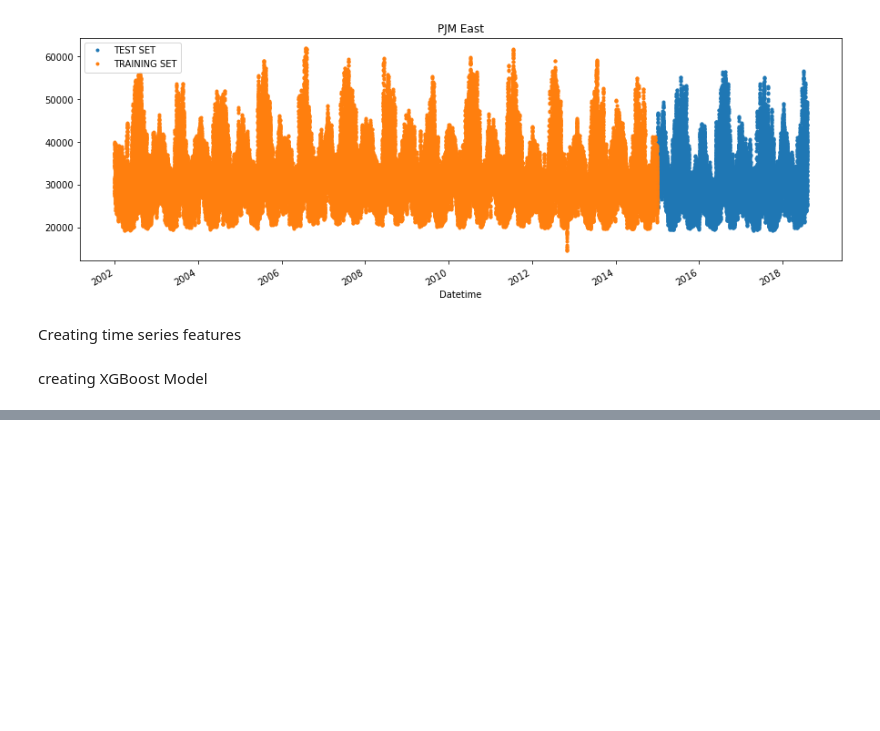
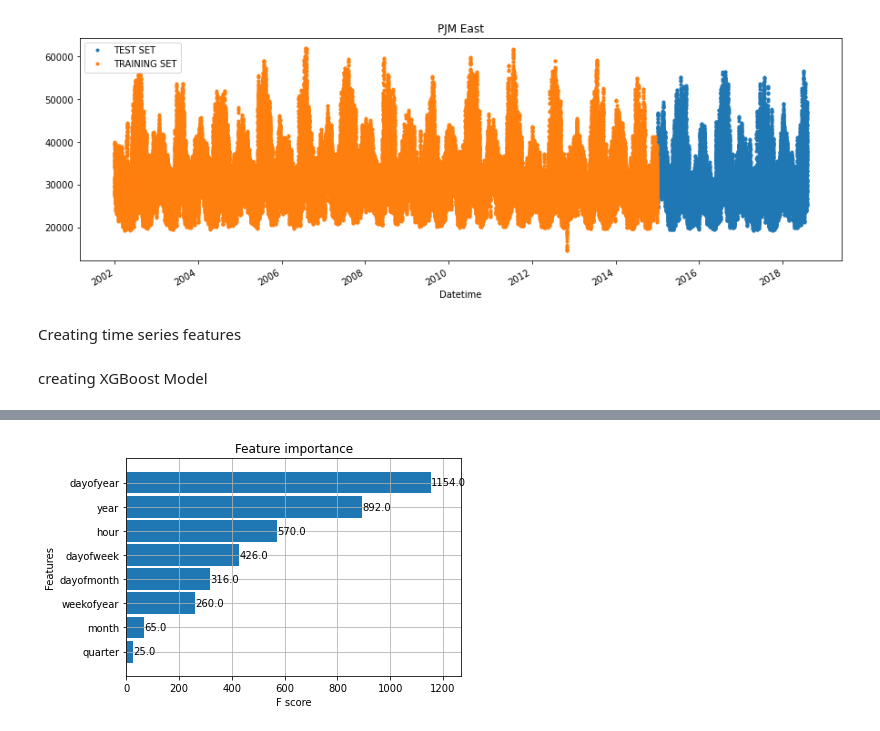
Before and after one commit to jane-z-zou/EpiData-DataRes, a Jupyter notebook: EDA.ipynb, the cells around one changed output, grey strips where cells are left out. Saved outputs shown, nothing was run; the diff lists cells and outputs as text; code cells hidden in the pictures; blank space fills up the shorter version.

```diff
--- a/EDA.ipynb
+++ b/EDA.ipynb
@@ -221,3 +221,9 @@ X_train, y_train = create_features(pjme_train, label='PJME_MW')
 X_test, y_test = create_features(pjme_test, label='PJME_MW')
 # %% [markdown]
 creating XGBoost Model
+# %%
+reg = xgb.XGBRegressor(n_estimators=1000)
+reg.fit(X_train, y_train,
+        eval_set=[(X_train, y_train), (X_test, y_test)],
+        early_stopping_rounds=50,
+       verbose=False)
@@ -223,0 +242,4 @@ creating XGBoost Model
+# %%
+_ = plot_importance(reg, height=0.9)
+# %% [output]
+[figure, added]
```
Also changed, not shown: parts of 3 cells of this notebook.
